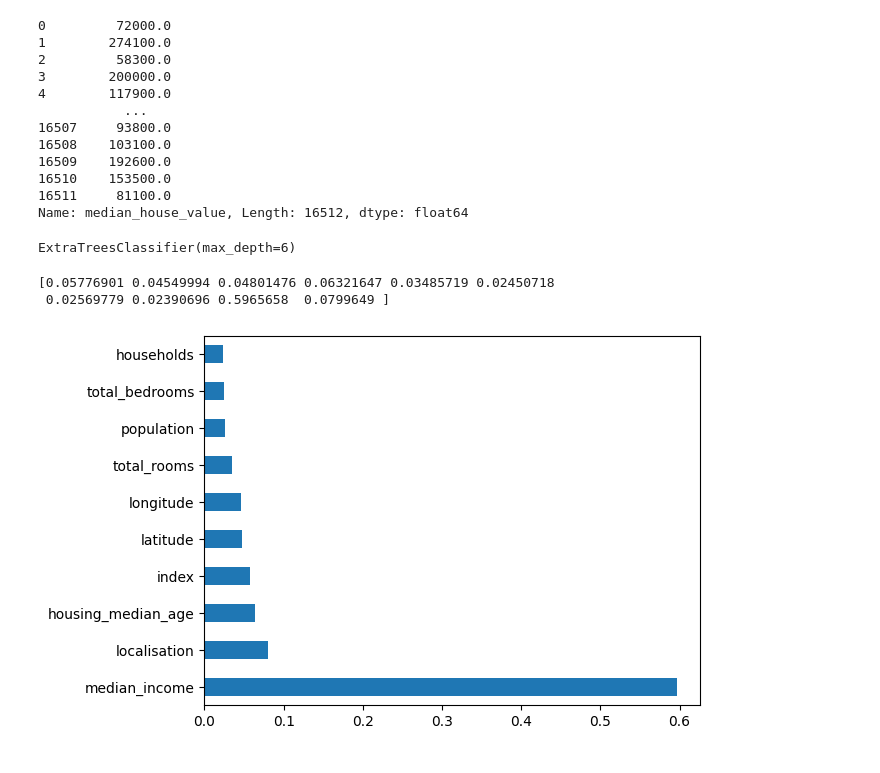
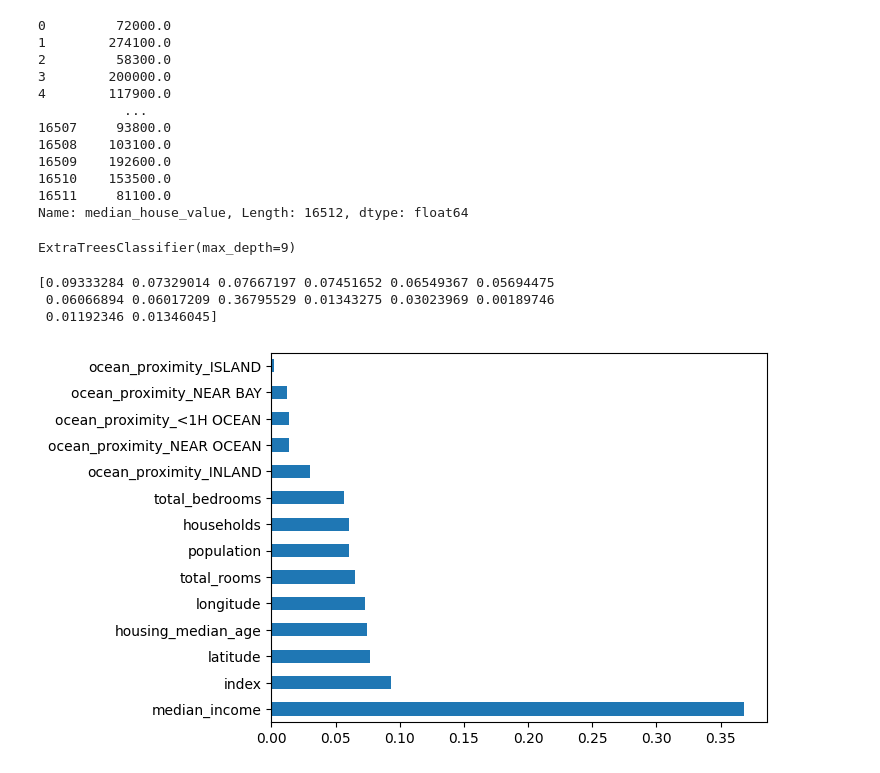
Before and after one commit to AliciaKairouani/Projet_immo, a Jupyter notebook: inférence.ipynb, the cells around one changed output. Saved outputs shown, nothing was run; the diff lists cells and outputs as text; code cells hidden in the pictures.

```diff
--- a/inférence.ipynb
+++ b/inférence.ipynb
@@ -136,5 +138,5 @@ coefs_with_p_value
 # %%
-immo_df3 = pd.read_csv("immo_df2.csv")
+immo_df3 = pd.read_csv("immo_iteration4.csv")
 immo_df3
 # %% [output]
 |  | index | longitude | latitude | housing_median_age | total_rooms | total_bedrooms | population | households | ... |
@@ -153,5 +155,5 @@ immo_df3
 # %%
-immo_df3=immo_df3[['index','longitude','latitude','housing_median_age','total_rooms','total_bedrooms','population','households','median_income','localisation','median_house_value']]
+immo_df3=immo_df3[['index','longitude','latitude','housing_median_age','total_rooms','total_bedrooms','population','households','median_income','ocean_proximity_<1H OCEAN','ocean_proximity_INLAND','ocean_proximity_ISLAND','ocean_proximity_NEAR BAY','ocean_proximity_NEAR OCEAN','median_house_value']]
 immo_df3
 # %% [output]
 |  | index | longitude | latitude | housing_median_age | total_rooms | total_bedrooms | population | households | ... |
@@ -170,6 +172,6 @@ immo_df3
 # %%
 data = immo_df3
-X = data.iloc[:,0:10]  #independent columns
+X = data.iloc[:,0:14]  #independent columns
 y = data.iloc[:,-1]    #target column i.e price range
 # %%
 X
@@ -206,19 +208,20 @@ Name: median_house_value, Length: 16512, dtype: float64
 from sklearn.ensemble import ExtraTreesClassifier
 import matplotlib.pyplot as plt
 # %%
-model = ExtraTreesClassifier(max_depth=6)
+model = ExtraTreesClassifier(max_depth=9)
 model.fit(X,y)
 # %% [output]
-ExtraTreesClassifier(max_depth=6)
+ExtraTreesClassifier(max_depth=9)
 # %%
 print(model.feature_importances_) #use inbuilt class feature_importances of tree based classifiers
 # %% [output]
-[0.05776901 0.04549994 0.04801476 0.06321647 0.03485719 0.02450718
- 0.02569779 0.02390696 0.5965658  0.0799649 ]
+[0.09333284 0.07329014 0.07667197 0.07451652 0.06549367 0.05694475
+ 0.06066894 0.06017209 0.36795529 0.01343275 0.03023969 0.00189746
+ 0.01192346 0.01346045]
 # %%
 #plot graph of feature importances for better visualization
 feat_importances = pd.Series(model.feature_importances_, index=X.columns)
-feat_importances.nlargest(10).plot(kind='barh')
+feat_importances.nlargest(14).plot(kind='barh')
 plt.show()
 # %% [output]
-[figure, old version]
+[figure, new version]
```
Also changed, not shown: parts of 8 cells of this notebook, 1 other file.
